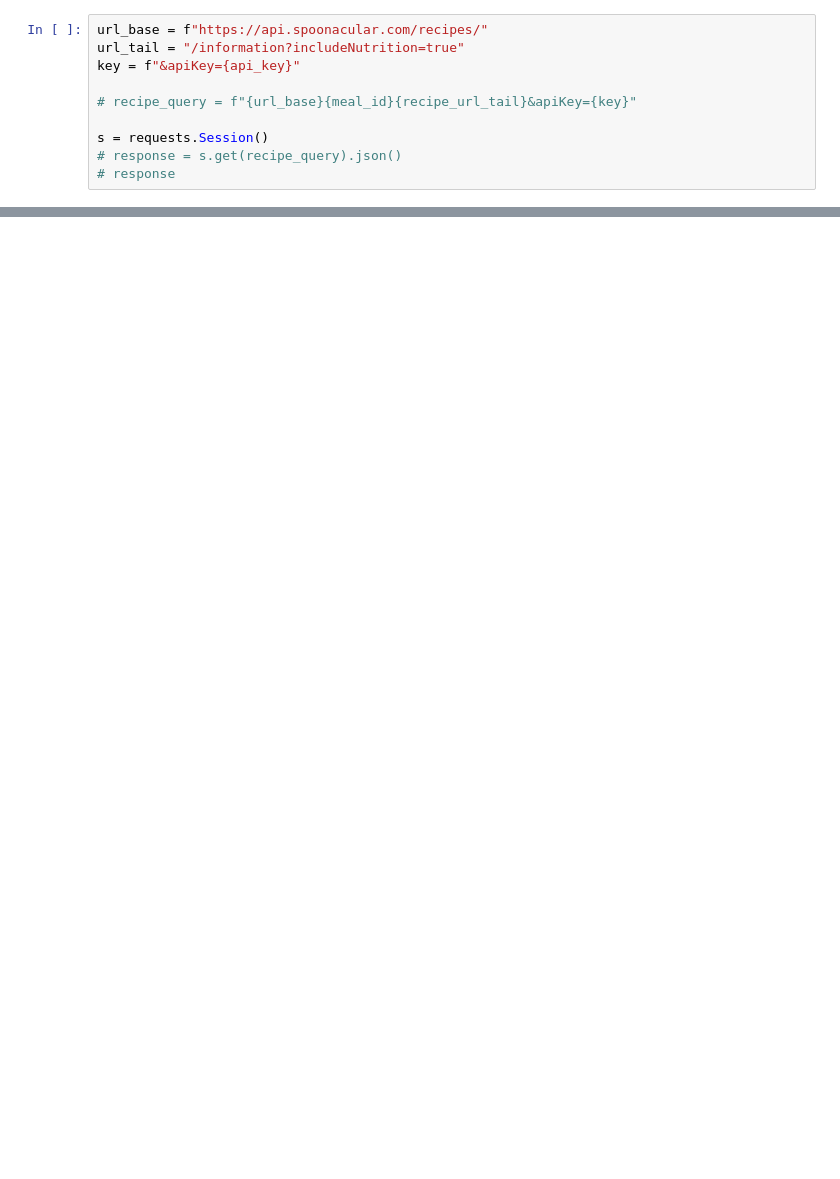
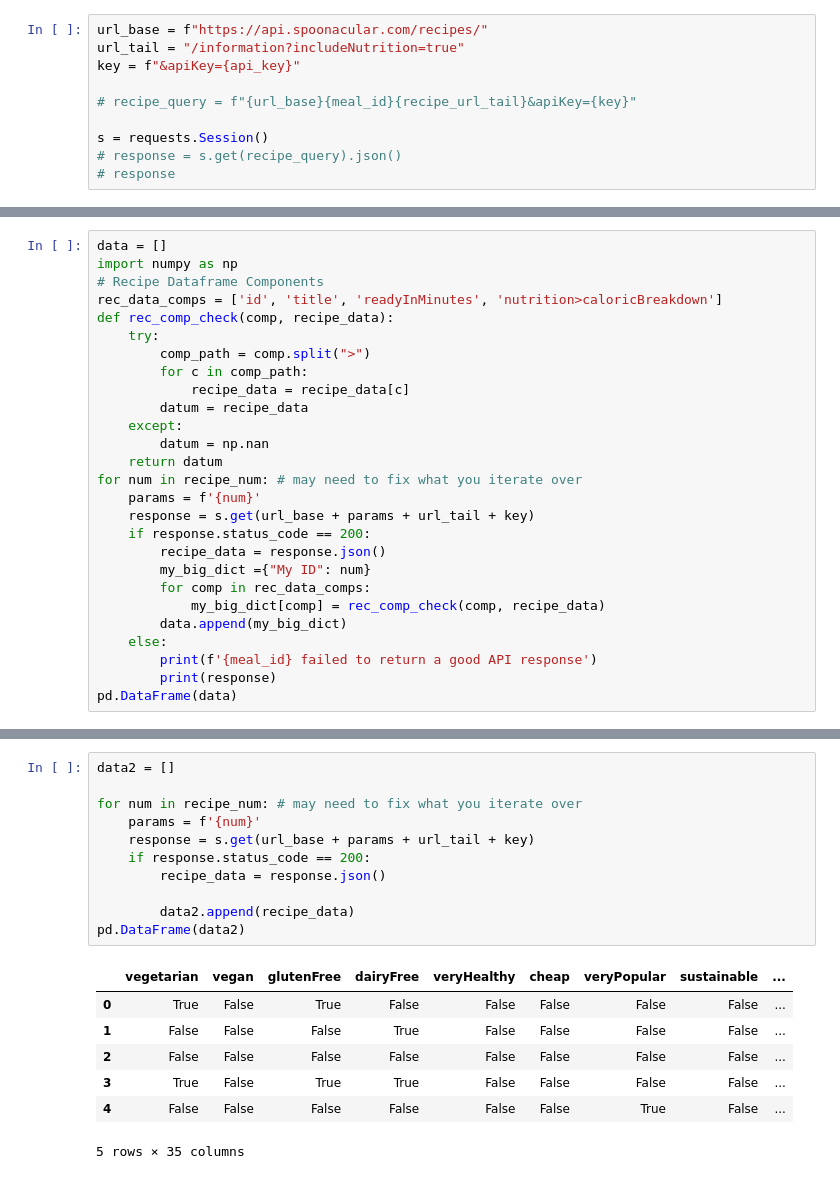
Before and after one commit to Jamahler/Project-3, a Jupyter notebook: asmvm_files/recipes.ipynb, the cells around one changed output, grey strips where cells are left out. Saved outputs shown, nothing was run; the diff lists cells and outputs as text; blank space fills up the shorter version.

```diff
--- a/asmvm_files/recipes.ipynb
+++ b/asmvm_files/recipes.ipynb
@@ -173,0 +194,27 @@ recipe_df
+# %%
+data = []
+import numpy as np
+# Recipe Dataframe Components
+rec_data_comps = ['id', 'title', 'readyInMinutes', 'nutrition>caloricBreakdown']
+def rec_comp_check(comp, recipe_data):
+    try:
+        comp_path = comp.split(">")
+        for c in comp_path:
+            recipe_data = recipe_data[c]
+        datum = recipe_data
+    except:
+        datum = np.nan
+    return datum
+for num in recipe_num: # may need to fix what you iterate over
+    params = f'{num}'
+    response = s.get(url_base + params + url_tail + key)
+    if response.status_code == 200:
+        recipe_data = response.json()
+        my_big_dict ={"My ID": num}
+        for comp in rec_data_comps:
+            my_big_dict[comp] = rec_comp_check(comp, recipe_data)
+        data.append(my_big_dict)
+    else:
+        print(f'{meal_id} failed to return a good API response')
+        print(response)
+pd.DataFrame(data)
@@ -173,0 +248,19 @@ recipe_df
+# %%
+data2 = []
+
+for num in recipe_num: # may need to fix what you iterate over
+    params = f'{num}'
+    response = s.get(url_base + params + url_tail + key)
+    if response.status_code == 200:
+        recipe_data = response.json()
+
+        data2.append(recipe_data)
+pd.DataFrame(data2)
+# %% [output]
+|  | vegetarian | vegan | glutenFree | dairyFree | veryHealthy | cheap | veryPopular | sustainable | ... |
+| 0 | True | False | True | False | False | False | False | False | ... |
+| 1 | False | False | False | True | False | False | False | False | ... |
+| 2 | False | False | False | False | False | False | False | False | ... |
+| 3 | True | False | True | True | False | False | False | False | ... |
+| 4 | False | False | False | False | False | False | True | False | ... |
+5 rows × 35 columns
```
Also changed, not shown: parts of 12 cells of this notebook, 1 other file.
